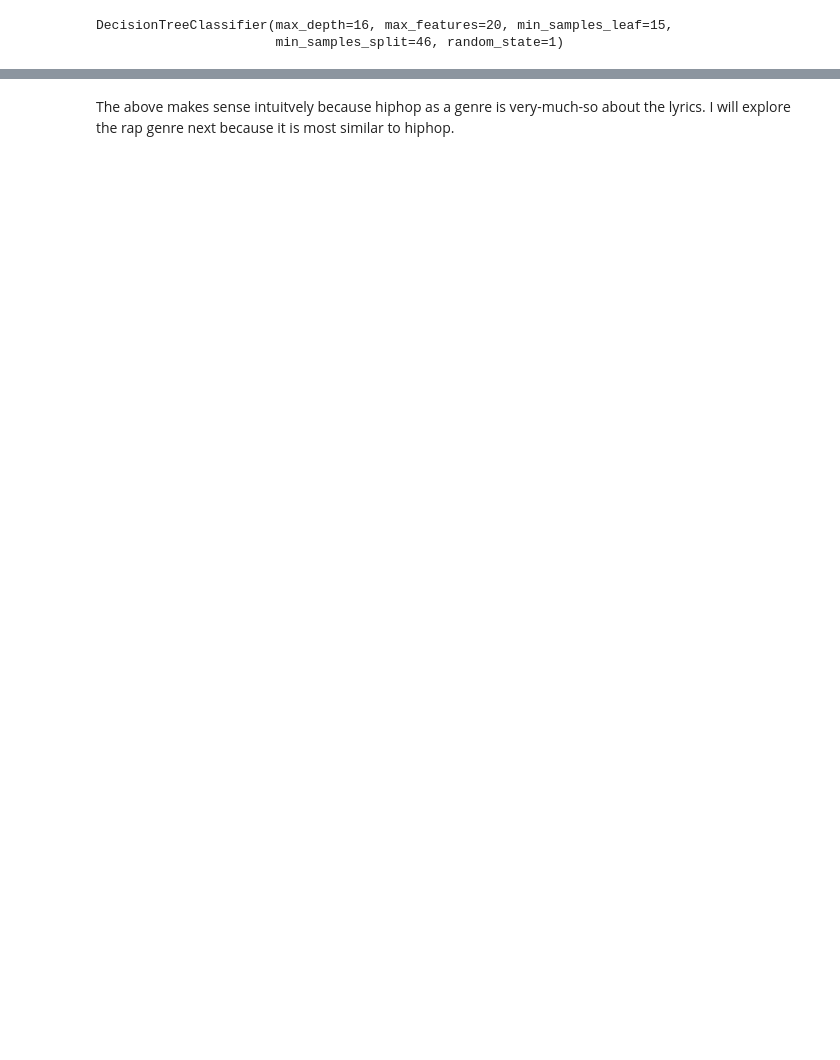
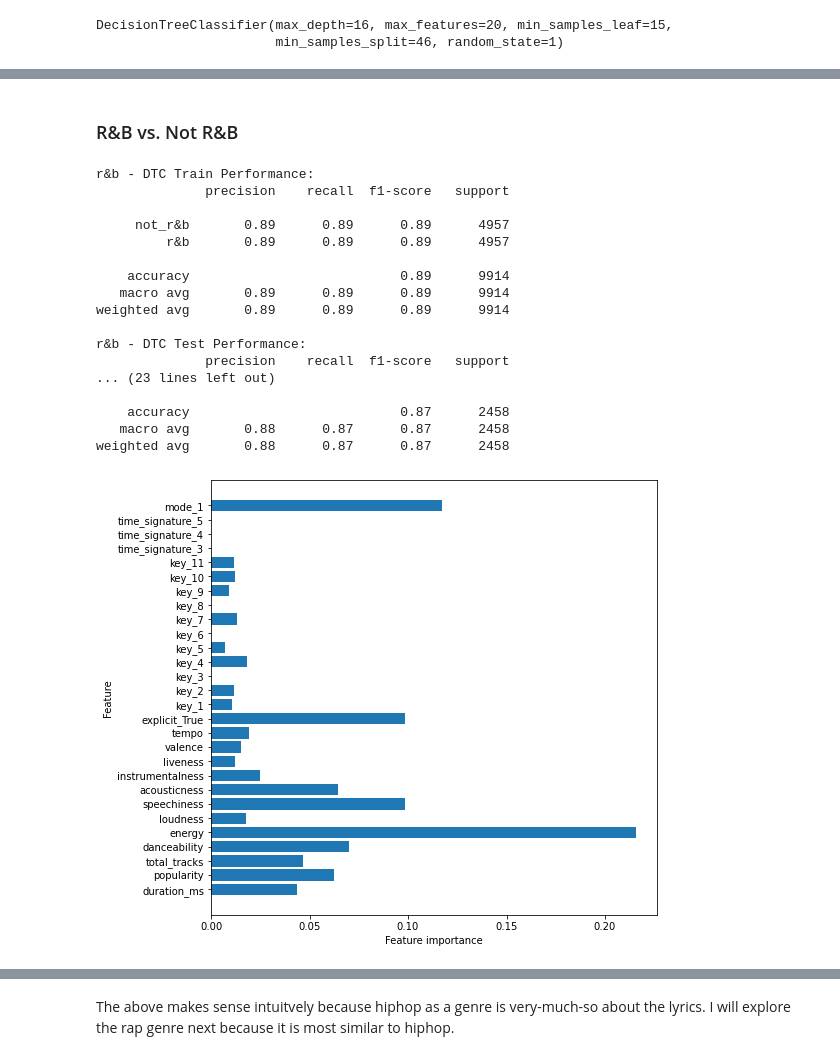
Before and after one commit to mitchellren123/Spotify-Genre-Classification, a Jupyter notebook: Spotify_Genre_Classification.ipynb, the cells around one changed output, grey strips where cells are left out. Drawn from its saved outputs; the diff is of its cells as text; code cells hidden in the pictures; blank space fills up the shorter version.

```diff
--- a/Spotify_Genre_Classification.ipynb
+++ b/Spotify_Genre_Classification.ipynb
@@ -719,0 +838,23 @@ plot_feature_importances(DTC_best_binary_hiphop)
+# %% [markdown]
+### R&B vs. Not R&B
+# %%
+genre_summary_report('r&b')
+# %% [output]
+r&b - DTC Train Performance:
+              precision    recall  f1-score   support
+
+     not_r&b       0.89      0.89      0.89      4957
+         r&b       0.89      0.89      0.89      4957
+
+    accuracy                           0.89      9914
+   macro avg       0.89      0.89      0.89      9914
+weighted avg       0.89      0.89      0.89      9914
+
+r&b - DTC Test Performance:
+              precision    recall  f1-score   support
+... (23 lines left out)
+
+    accuracy                           0.87      2458
+   macro avg       0.88      0.87      0.87      2458
+weighted avg       0.88      0.87      0.87      2458
+[figure, added]
```
Also changed, not shown: parts of 98 cells of this notebook.
